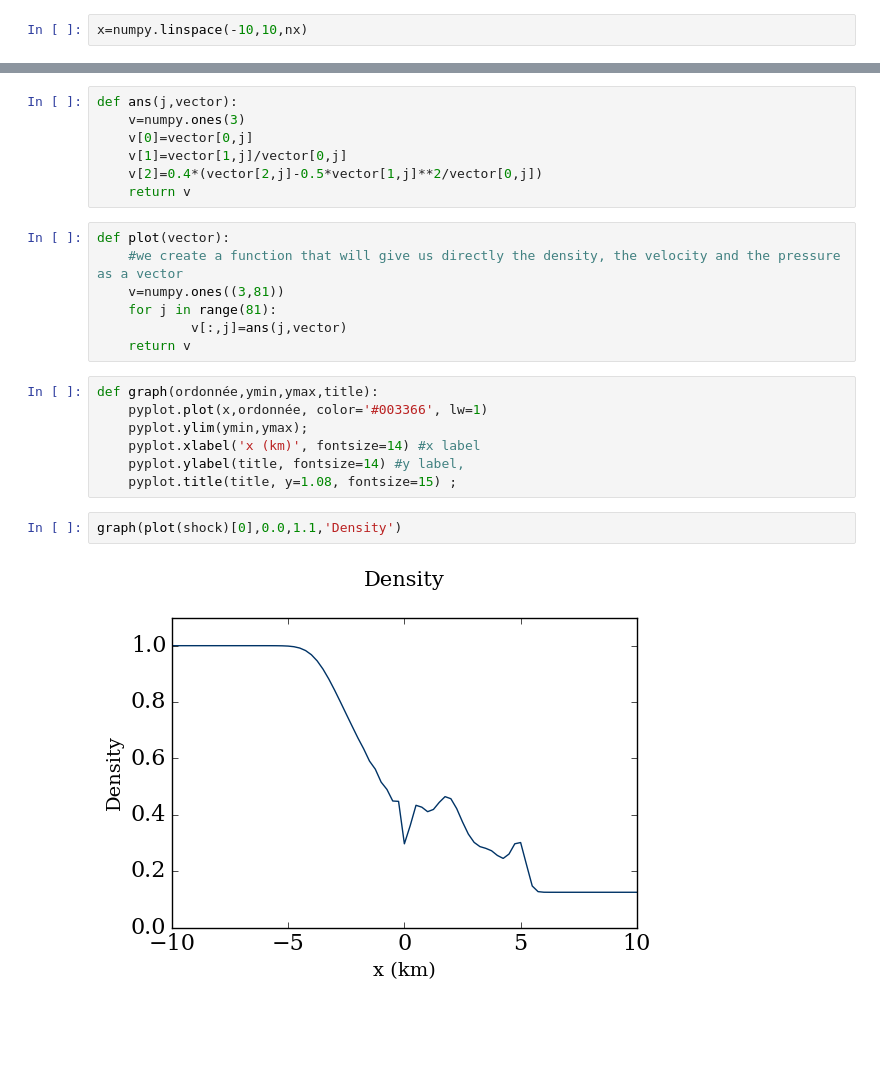
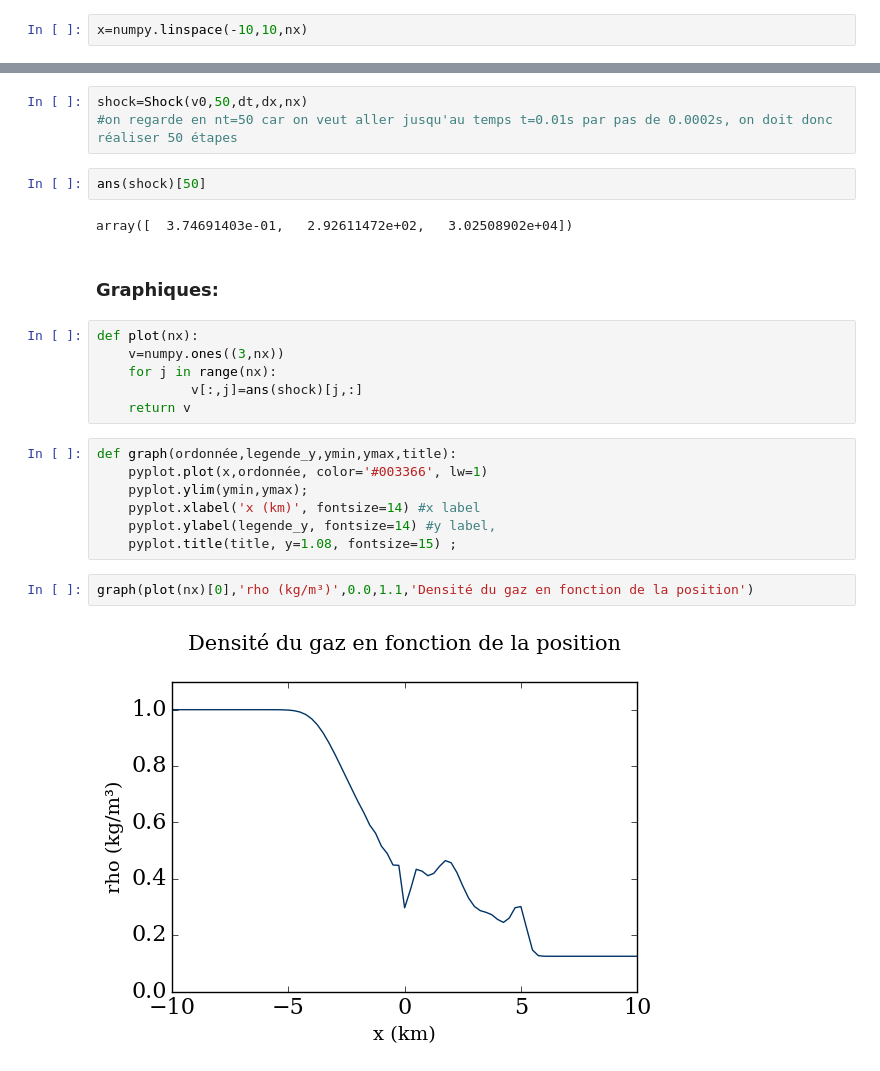
Before and after one commit to CarolineJonas/Module3, a Jupyter notebook: Shock_tube.ipynb, the cells around one changed output, grey strips where cells are left out. Cells and saved outputs as stored; diff of their text form; blank space fills up the shorter version.

```diff
--- a/Shock_tube.ipynb
+++ b/Shock_tube.ipynb
@@ -121,26 +149,27 @@ shock=Shock(v0,50,dt,dx)
-# %%
-def ans(j,vector):
-    v=numpy.ones(3)
-    v[0]=vector[0,j]
-    v[1]=vector[1,j]/vector[0,j]
-    v[2]=0.4*(vector[2,j]-0.5*vector[1,j]**2/vector[0,j])
-    return v
+# %%
+shock=Shock(v0,50,dt,dx,nx)
+#on regarde en nt=50 car on veut aller jusqu'au temps t=0.01s par pas de 0.0002s, on doit donc réaliser 50 étapes
+# %%
+ans(shock)[50]
+# %% [output]
+array([  3.74691403e-01,   2.92611472e+02,   3.02508902e+04])
+# %% [markdown]
+### Graphiques:
 # %%
-def plot(vector):
-    #we create a function that will give us directly the density, the velocity and the pressure as a vector
-    v=numpy.ones((3,81))
-    for j in range(81):
-            v[:,j]=ans(j,vector)
+def plot(nx):
+    v=numpy.ones((3,nx))
+    for j in range(nx):
+            v[:,j]=ans(shock)[j,:]
     return v
 # %%
-def graph(ordonnée,ymin,ymax,title):
+def graph(ordonnée,legende_y,ymin,ymax,title):
     pyplot.plot(x,ordonnée, color='#003366', lw=1)
     pyplot.ylim(ymin,ymax);
     pyplot.xlabel('x (km)', fontsize=14) #x label
-    pyplot.ylabel(title, fontsize=14) #y label,
+    pyplot.ylabel(legende_y, fontsize=14) #y label,
     pyplot.title(title, y=1.08, fontsize=15) ;
 # %%
-graph(plot(shock)[0],0.0,1.1,'Density')
+graph(plot(nx)[0],'rho (kg/m³)',0.0,1.1,'Densité du gaz en fonction de la position')
 # %% [output]
-[figure, old version]
+[figure, new version]
 # %%
```
Also changed, not shown: parts of 21 cells of this notebook.
